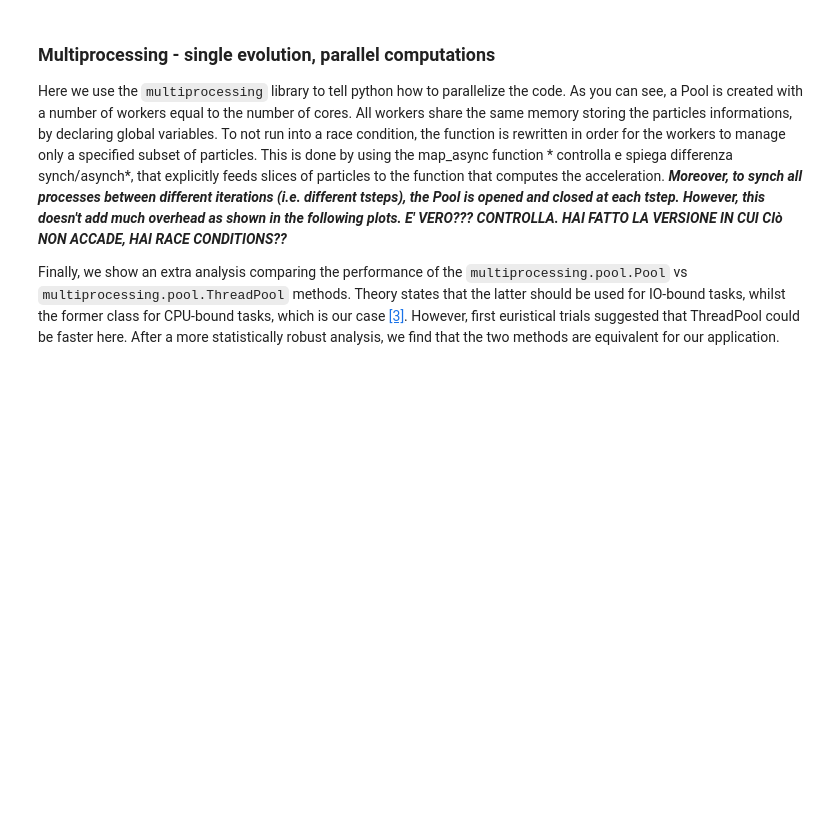
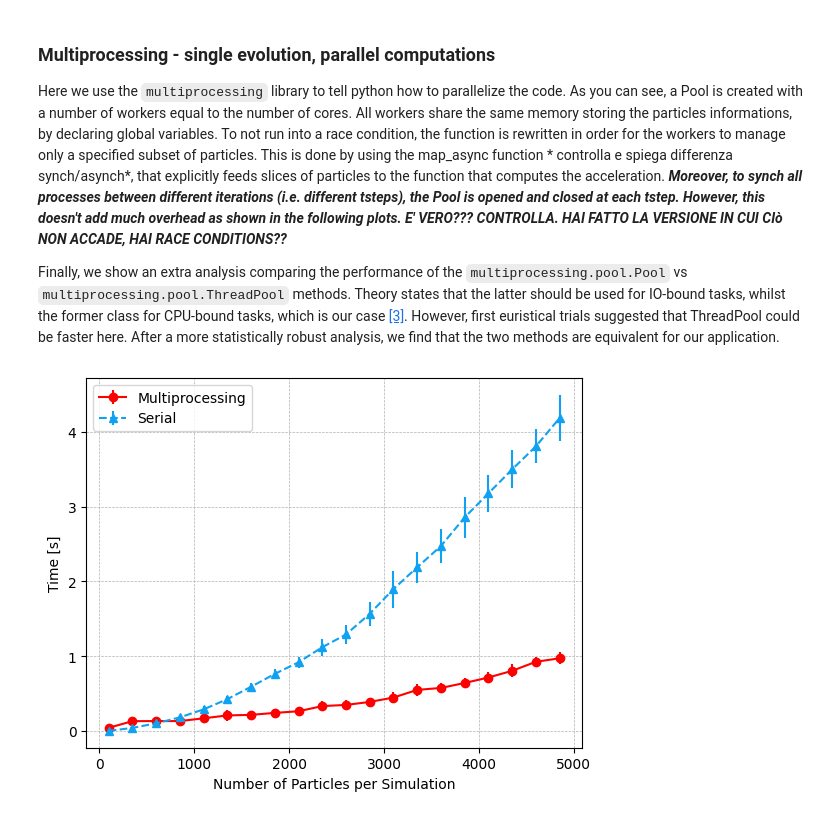
Before and after one commit to Berto70/pod_compastro23, a Jupyter notebook: project/cpu_optimization_report.ipynb, the cells around one changed output. Drawn from its saved outputs; the diff is of its cells as text; code cells hidden in the pictures; blank space fills up the shorter version.

```diff
--- a/project/cpu_optimization_report.ipynb
+++ b/project/cpu_optimization_report.ipynb
@@ -305,0 +466,31 @@ Finally, we show an extra analysis comparing the performance of the `multiproces
+# %%
+
+df = pd.read_csv("multiprocessing/parallel_single_evo/POOL_single_evo_parallel_computation.csv")
+std_group = df.groupby("n_particles")[["parallel_time","serial_time"]].agg(["mean","std"])
+
+fig, ax = plt.subplots()
+
+colors = [cm.rainbow(i) for i in np.linspace(0, 1, 10)]
+
+i = 0
+# each group has n_particles fixed (that is its "name")
+n_particles = std_group["parallel_time"]["mean"].keys().get_level_values(0).values
+
+
+ax.errorbar(n_particles, std_group["parallel_time"].values[:,0], yerr=std_group["parallel_time"].values[:,1], marker="o", label="Multiprocessing", c=colors[9], linestyle='-')
+ax.errorbar(n_particles, std_group["serial_time"].values[:,0], yerr=std_group["serial_time"].values[:,1], marker="^", label="Serial", c=colors[2], linestyle='--')
+
+# Set labels and title
+ax.set_xlabel('Number of Particles per Simulation')
+ax.set_ylabel('Time [s]')
+#ax.set_title(f'Number of Parallel simulations = {name}')
+ax.grid(linestyle='--', linewidth=0.5)
+
+
+ax.legend()
+
+#plt.savefig("single_evo_parallel_computation.pdf")
+# Show the plot
+plt.show()
+# %% [output]
+[figure, added]
```
Also changed, not shown: parts of 5 cells of this notebook.
